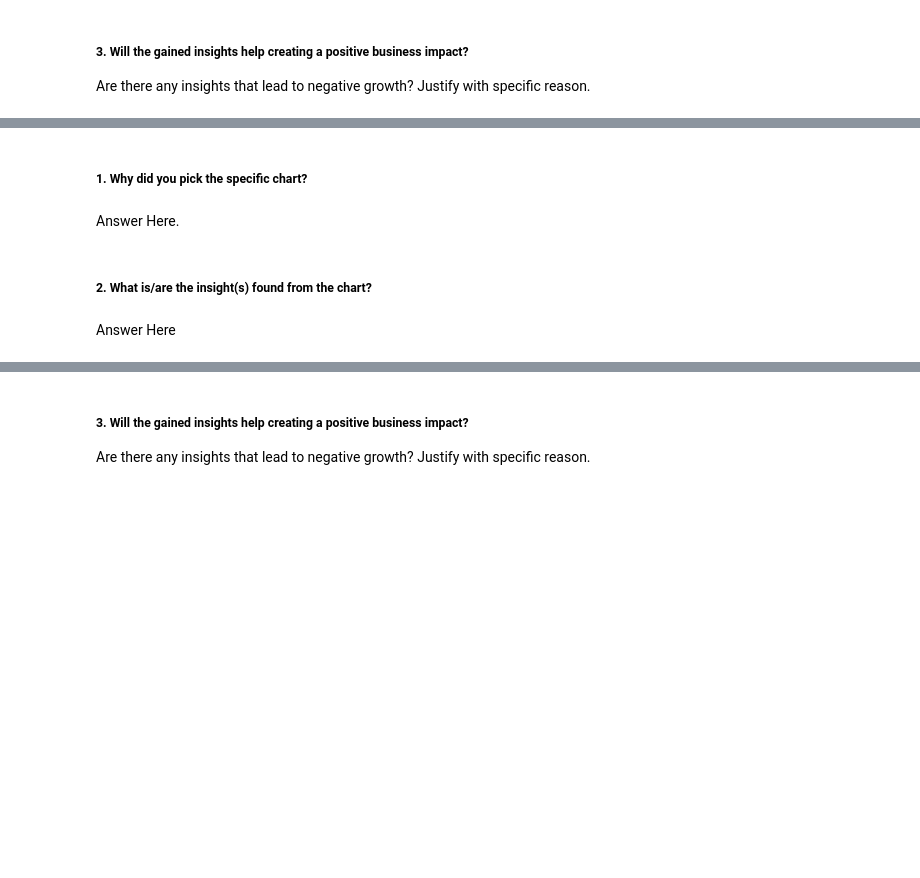
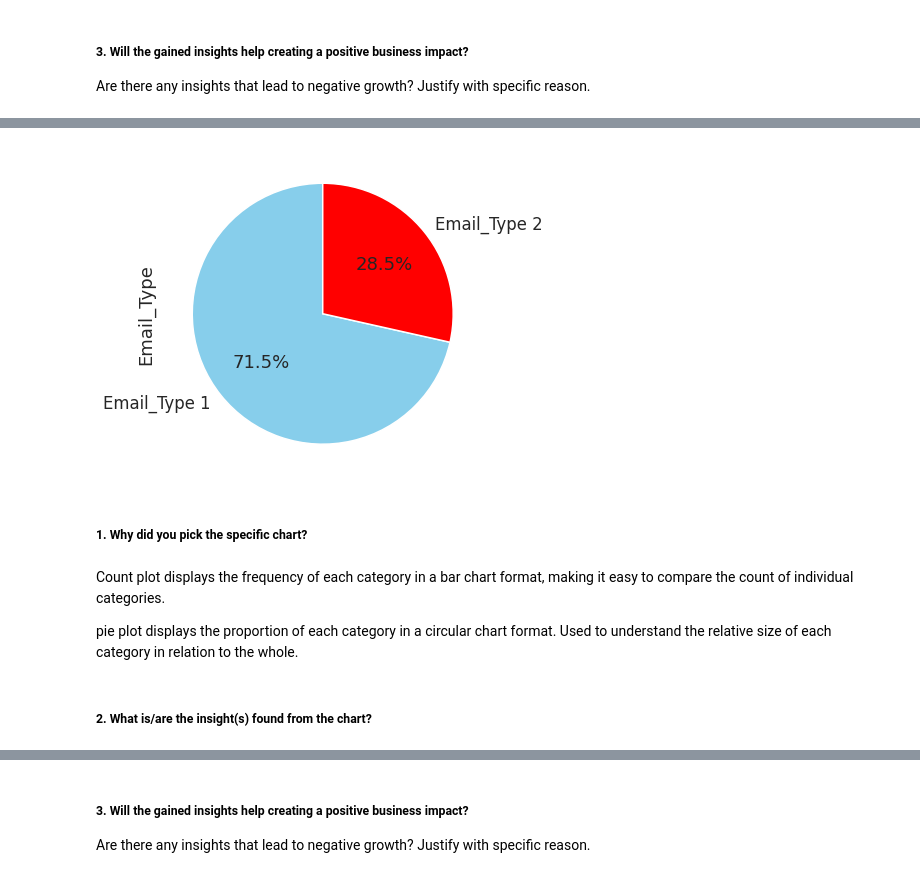
Before and after one commit to shyamsgadekar/Email_Campaign_Effectiveness_Prediction_shyam_gadekar, a Jupyter notebook: Email_Campaign_Effectiveness_Prediction_shyam_gadekar.ipynb, the cells around one changed output, grey strips where cells are left out. Saved outputs shown, nothing was run; the diff lists cells and outputs as text; code cells hidden in the pictures; blank space fills up the shorter version.

```diff
--- a/Email_Campaign_Effectiveness_Prediction_shyam_gadekar.ipynb
+++ b/Email_Campaign_Effectiveness_Prediction_shyam_gadekar.ipynb
@@ -758,8 +758,20 @@ Answer Here
+# %%
+#pie chart for distribution of each email type
+df['Email_Type'].value_counts().plot(kind='pie',
+                              figsize=(15,6),
+                               autopct="%1.1f%%",
+                               startangle=90,
+                               labels=['Email_Type 1','Email_Type 2'],
+                               colors=['skyblue','red'],
+                               explode=[0,0]
+                              );
+# %% [output]
+[figure, added]
 # %% [markdown]
 ##### 1. Why did you pick the specific chart?
-# %% [markdown]
-Answer Here.
+# %% [markdown]
+Count plot displays the frequency of each category in a bar chart format, making it easy to compare the count of individual categories.
+
+pie plot displays the proportion of each category in a circular chart format. Used to understand the relative size of each category in relation to the whole.
 # %% [markdown]
 ##### 2. What is/are the insight(s) found from the chart?
-# %% [markdown]
-Answer Here
```
Also changed, not shown: parts of 142 cells of this notebook.
